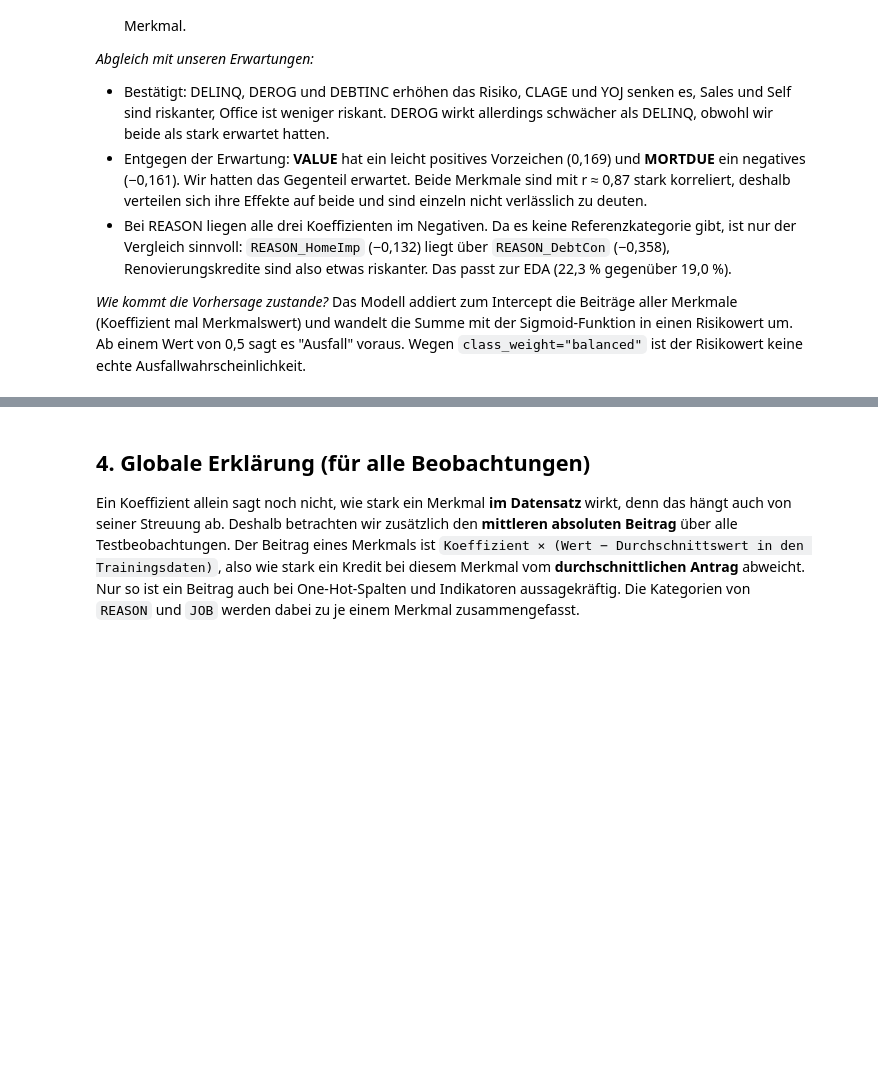
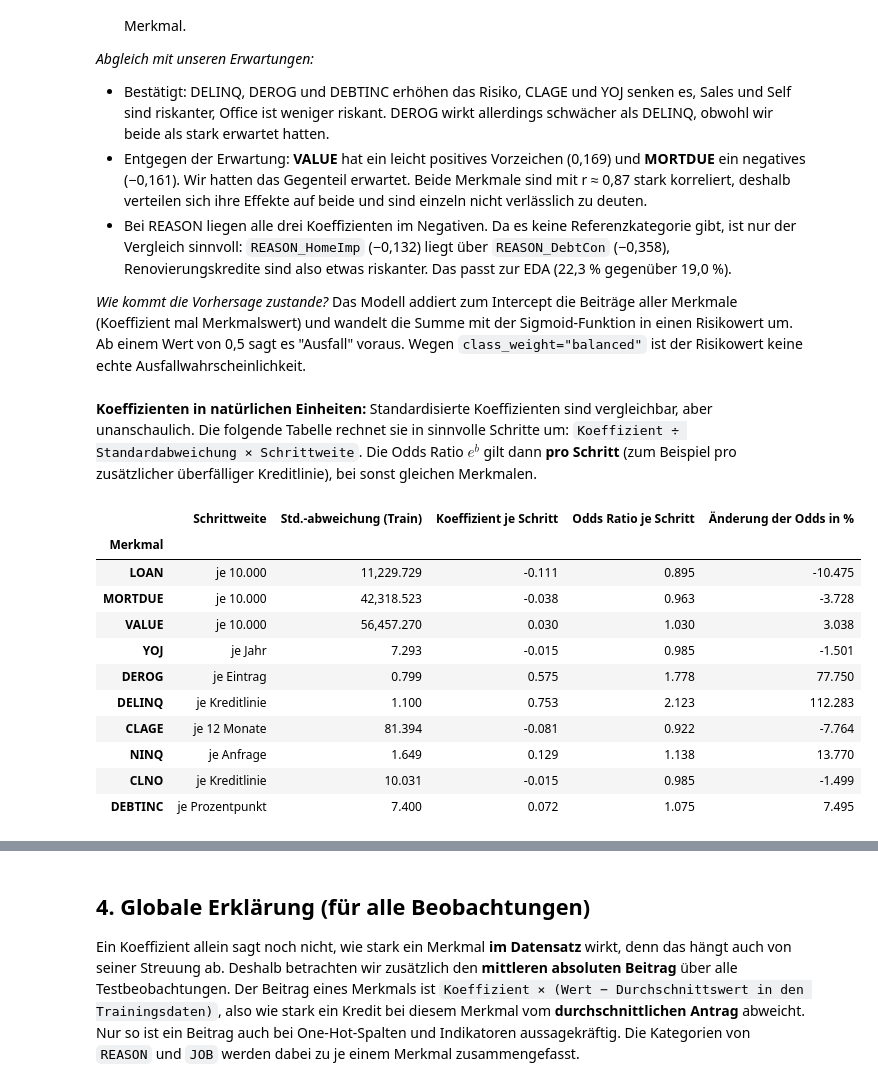
Before and after one commit to SvenSchild/XAI_hmeq-kreditrisikoanalyse, a Jupyter notebook: HMEQ_Logistische_Regression.ipynb, the cells around one changed output, grey strips where cells are left out. Cells and saved outputs as stored; diff of their text form; code cells hidden in the pictures; blank space fills up the shorter version.

```diff
--- a/HMEQ_Logistische_Regression.ipynb
+++ b/HMEQ_Logistische_Regression.ipynb
@@ -206,3 +342,34 @@ Intercept b0 = -0.918   (C = 31.6)
 - Bei REASON liegen alle drei Koeffizienten im Negativen. Da es keine Referenzkategorie gibt, ist nur der Vergleich sinnvoll: `REASON_HomeImp` (−0,132) liegt über `REASON_DebtCon` (−0,358), Renovierungskredite sind also etwas riskanter. Das passt zur EDA (22,3 % gegenüber 19,0 %).
 
 *Wie kommt die Vorhersage zustande?* Das Modell addiert zum Intercept die Beiträge aller Merkmale (Koeffizient mal Merkmalswert) und wandelt die Summe mit der Sigmoid-Funktion in einen Risikowert um. Ab einem Wert von 0,5 sagt es "Ausfall" voraus. Wegen `class_weight="balanced"` ist der Risikowert keine echte Ausfallwahrscheinlichkeit.
+# %% [markdown]
+**Koeffizienten in natürlichen Einheiten:** Standardisierte Koeffizienten sind vergleichbar, aber unanschaulich. Die folgende Tabelle rechnet sie in sinnvolle Schritte um: `Koeffizient ÷ Standardabweichung × Schrittweite`. Die Odds Ratio $e^{b}$ gilt dann **pro Schritt** (zum Beispiel pro zusätzlicher überfälliger Kreditlinie), bei sonst gleichen Merkmalen.
+# %%
+# Koeffizienten in natürlichen Einheiten (statt "pro Standardabweichung")
+num_sc = model.named_steps["prep"].named_transformers_["num"].named_steps["sc"]
+coef_map = dict(zip(names, clf.coef_[0]))
+schritt = {"LOAN": 10000, "MORTDUE": 10000, "VALUE": 10000, "YOJ": 1, "DEROG": 1, "DELINQ": 1,
+           "CLAGE": 12, "NINQ": 1, "CLNO": 1, "DEBTINC": 1}
+einheit = {"LOAN": "je 10.000", "MORTDUE": "je 10.000", "VALUE": "je 10.000", "YOJ": "je Jahr",
+           "DEROG": "je Eintrag", "DELINQ": "je Kreditlinie", "CLAGE": "je 12 Monate",
+           "NINQ": "je Anfrage", "CLNO": "je Kreditlinie", "DEBTINC": "je Prozentpunkt"}
+rows = []
+for j, col in enumerate(num_cols):
+    b_einheit = coef_map[col] / num_sc.scale_[j] * schritt[col]
+    rows.append({"Merkmal": col, "Schrittweite": einheit[col], "Std.-abweichung (Train)": num_sc.scale_[j],
+                 "Koeffizient je Schritt": b_einheit, "Odds Ratio je Schritt": np.exp(b_einheit),
+                 "Änderung der Odds in %": (np.exp(b_einheit) - 1) * 100})
+display(pd.DataFrame(rows).set_index("Merkmal"))
+# %% [output]
+|  | Schrittweite | Std.-abweichung (Train) | Koeffizient je Schritt | Odds Ratio je Schritt | Änderung der Odds in % |
+| Merkmal |  |  |  |  |  |
+| LOAN | je 10.000 | 11,229.729 | -0.111 | 0.895 | -10.475 |
+| MORTDUE | je 10.000 | 42,318.523 | -0.038 | 0.963 | -3.728 |
+| VALUE | je 10.000 | 56,457.270 | 0.030 | 1.030 | 3.038 |
+| YOJ | je Jahr | 7.293 | -0.015 | 0.985 | -1.501 |
+| DEROG | je Eintrag | 0.799 | 0.575 | 1.778 | 77.750 |
+| DELINQ | je Kreditlinie | 1.100 | 0.753 | 2.123 | 112.283 |
+| CLAGE | je 12 Monate | 81.394 | -0.081 | 0.922 | -7.764 |
+| NINQ | je Anfrage | 1.649 | 0.129 | 1.138 | 13.770 |
+| CLNO | je Kreditlinie | 10.031 | -0.015 | 0.985 | -1.499 |
+| DEBTINC | je Prozentpunkt | 7.400 | 0.072 | 1.075 | 7.495 |
```
Also changed, not shown: parts of 15 cells of this notebook.
